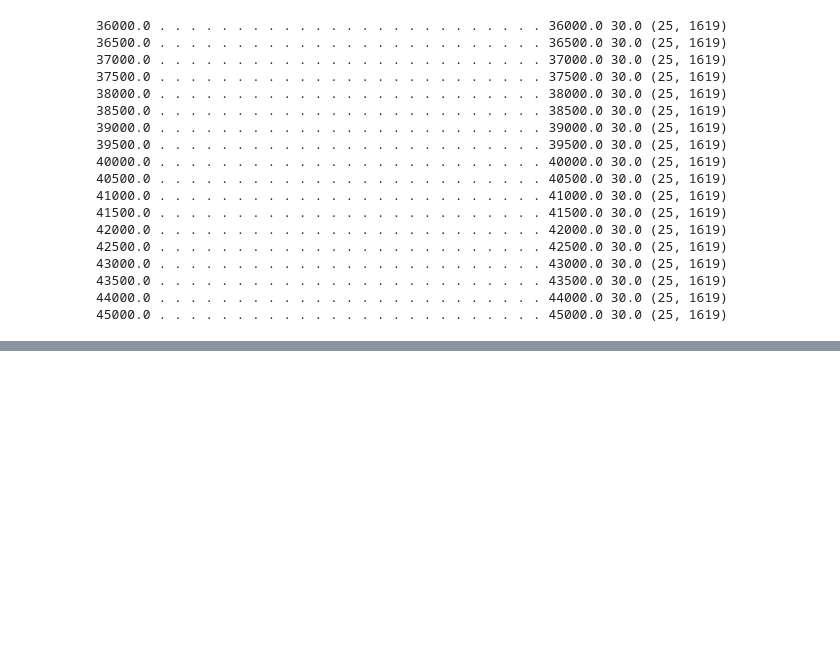
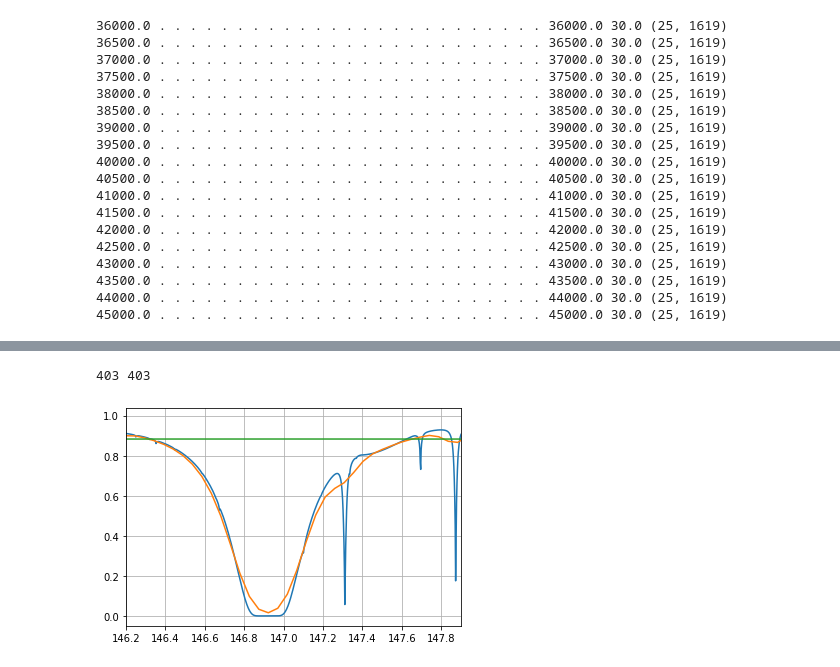
Before and after one commit to darioflute/fifipy, a Jupyter notebook: notebooks/AtranModels.ipynb, the cells around one changed output, grey strips where cells are left out. Saved outputs shown, nothing was run; the diff lists cells and outputs as text; code cells hidden in the pictures; blank space fills up the shorter version.

```diff
--- a/notebooks/AtranModels.ipynb
+++ b/notebooks/AtranModels.ipynb
@@ -379,0 +392,28 @@ hdulist.close()
+# %%
+from fifipy.atran import callAtran
+from scipy.interpolate import interp1d
+i,wave,trans = callAtran(0,39000,0,5.,146,148.5,0)
+trans0 = trans.copy()
+mask = np.zeros(np.size(wave), dtype=bool)
+regions = [
+            [73.19,73.235],
+            [91.82,91.925],
+            [120.50,120.75],
+            [123.85,124.10],
+            [147.4,147.65],
+            [155.4,155.75],
+            [160.68,160.8],
+            [170.28,170.6],
+            [176.42,176.7],
+            ]
+for r in regions:
+    try:
+        print('region ', r)
+        mask[:] = False
+        m = (wave > r[0]) & (wave < r[1])
+        mask[m] = True
+        model = interp1d(wave[~mask],trans[~mask],kind='cubic',fill_value='extrapolate')
+        trans[m] = model(wave[m])
+    except:
+        print('Does not apply')
+        pass
@@ -379,0 +430,18 @@ hdulist.close()
+# %%
+# center 146.92
+plt.plot(wave, trans)
+#plt.plot(wave,trans)
+plt.plot(wt,t)
+
+idx1 = (wave < 146.92) & ( wave > 146.92-0.9)
+idx2 = (wave > 146.92) & ( wave < 146.92+0.912)
+
+print(np.sum(idx1), np.sum(idx2))
+trans2 = trans.copy()
+trans2[idx2]=trans2[idx1[::-1]]
+plt.plot(trans2)
+plt.xlim([146.2,147.9])
+plt.grid()
+# %% [output]
+403 403
+[figure, added]
```
Also changed, not shown: parts of 7 cells of this notebook, 2 other files.
